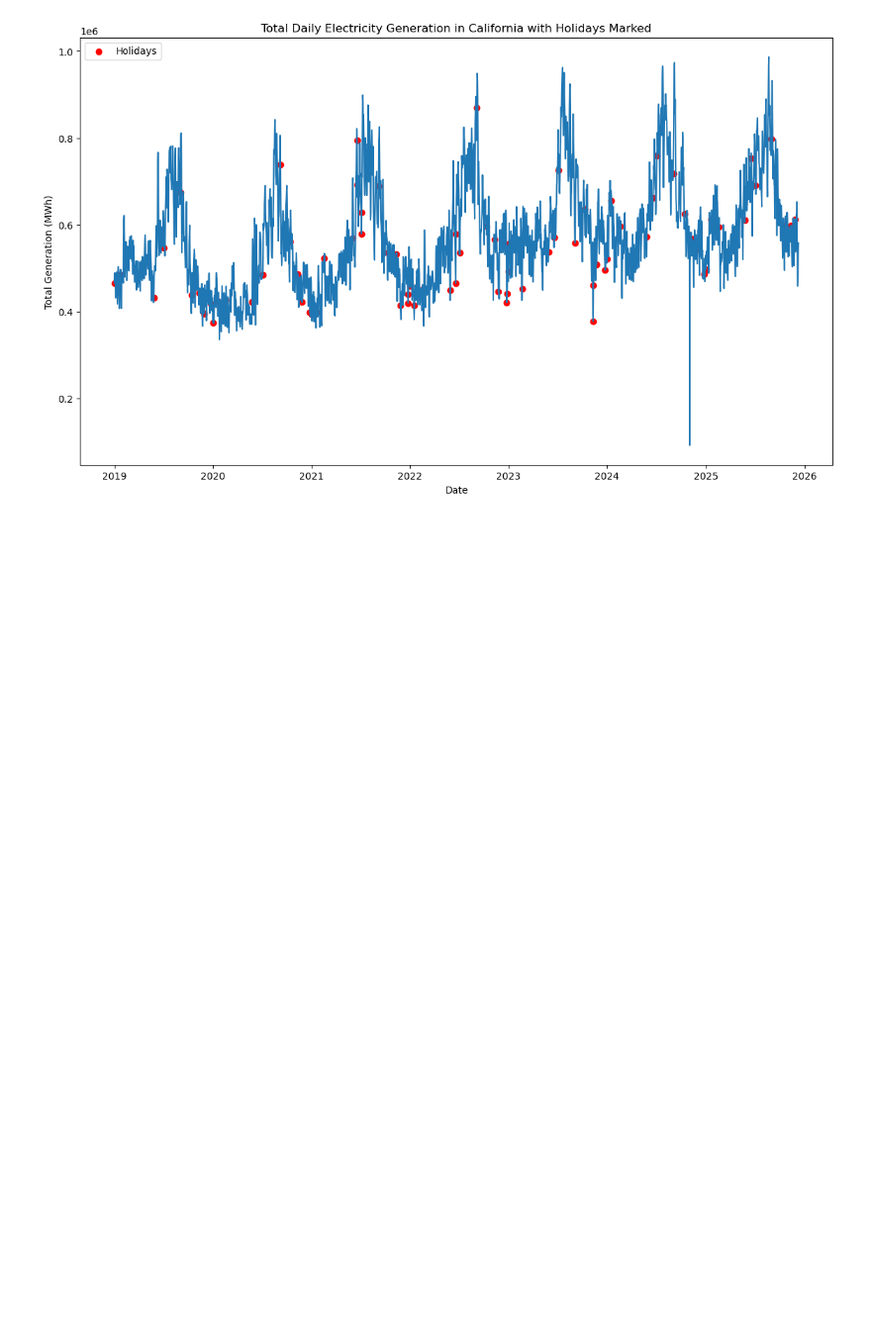
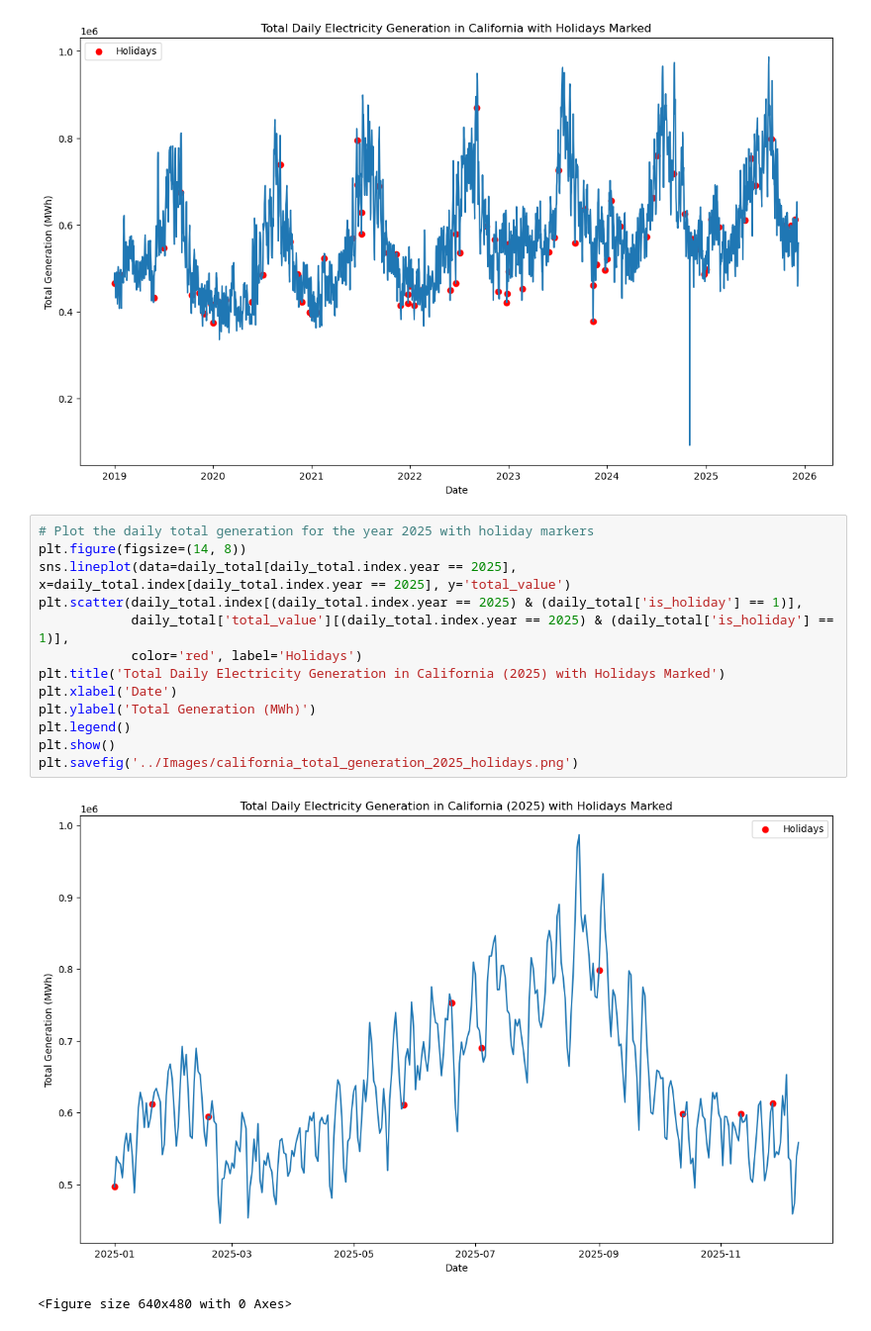
Before and after one commit to Jibu24/Energy_Demand_Forecasting, a Jupyter notebook: Notebooks/EDA_1.ipynb, the cells around one changed output. Shown at 99% size. Drawn from its saved outputs; the diff is of its cells as text; blank space fills up the shorter version.

```diff
--- a/Notebooks/EDA_1.ipynb
+++ b/Notebooks/EDA_1.ipynb
@@ -292,3 +294,19 @@ plt.legend()
 plt.show()
 # %% [output]
 [figure]
+# %%
+# Plot the daily total generation for the year 2025 with holiday markers
+plt.figure(figsize=(14, 8))
+sns.lineplot(data=daily_total[daily_total.index.year == 2025], x=daily_total.index[daily_total.index.year == 2025], y='total_value')
+plt.scatter(daily_total.index[(daily_total.index.year == 2025) & (daily_total['is_holiday'] == 1)],
+            daily_total['total_value'][(daily_total.index.year == 2025) & (daily_total['is_holiday'] == 1)],
+            color='red', label='Holidays')
+plt.title('Total Daily Electricity Generation in California (2025) with Holidays Marked')
+plt.xlabel('Date')
+plt.ylabel('Total Generation (MWh)')
+plt.legend()
+plt.show()
+plt.savefig('../Images/california_total_generation_2025_holidays.png')
+# %% [output]
+[figure, added]
+<Figure size 640x480 with 0 Axes>
```
Also changed, not shown: parts of 3 cells of this notebook, 3 other files.
